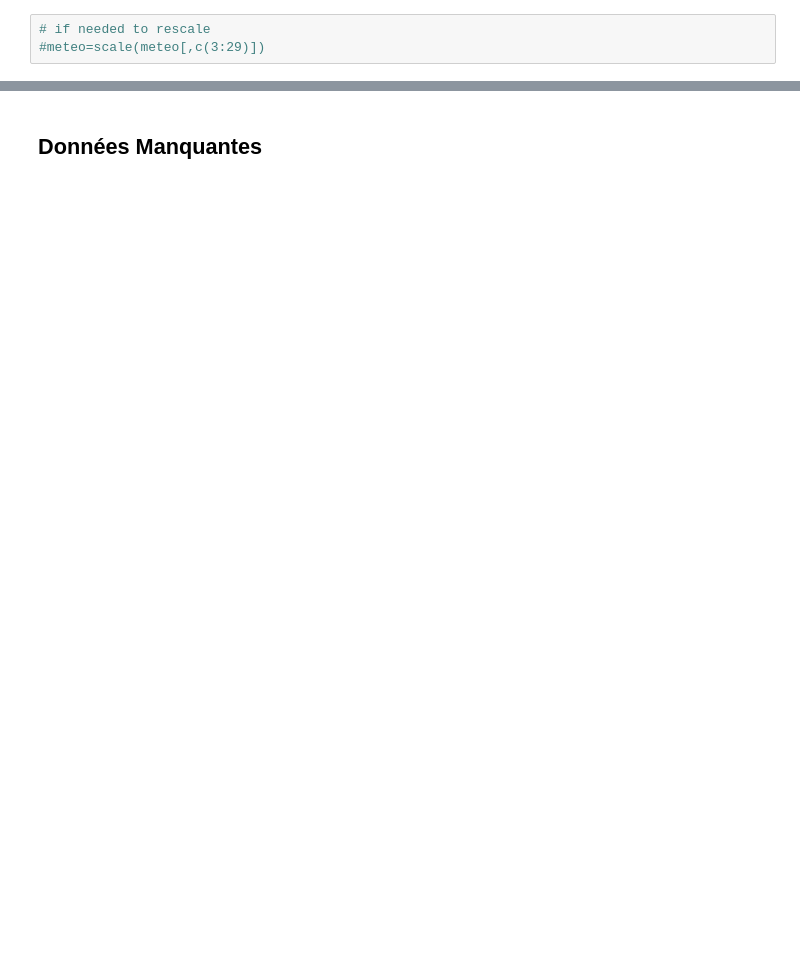
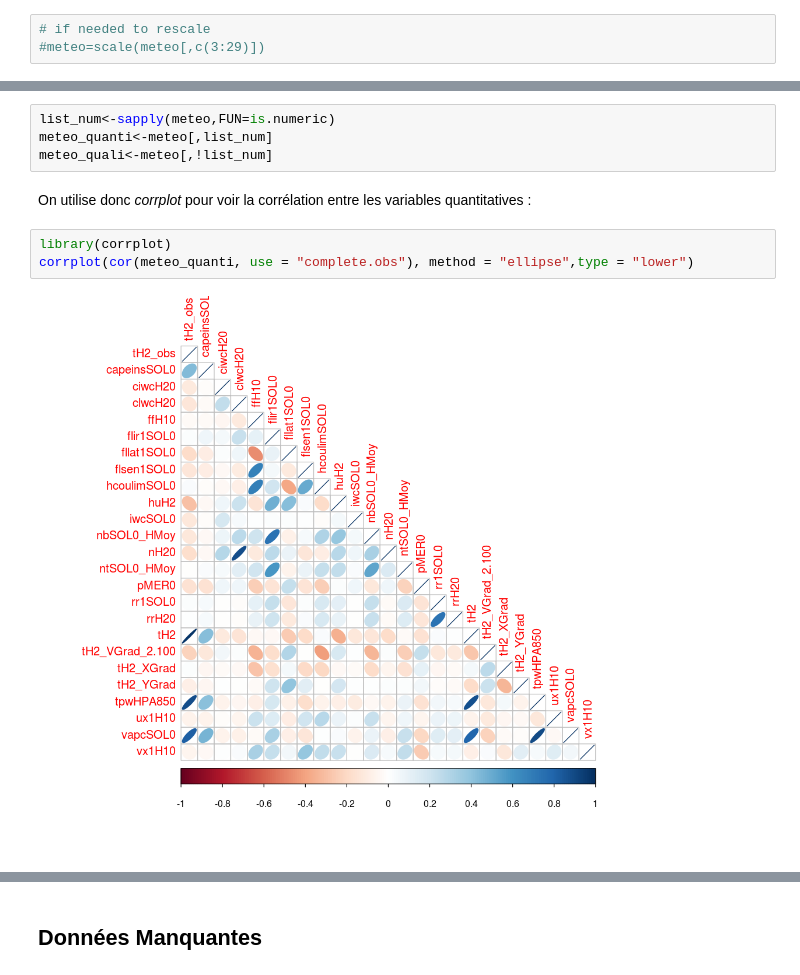
Before and after one commit to CangelosiQ/Defi, a Jupyter notebook: Data_Analysis_R.ipynb, the cells around one changed output, grey strips where cells are left out. Drawn from its saved outputs; the diff is of its cells as text; blank space fills up the shorter version.

```diff
--- a/Data_Analysis_R.ipynb
+++ b/Data_Analysis_R.ipynb
@@ -156,0 +185,11 @@ hist(log(meteo[,'iwcSOL0']))
+# %%
+list_num<-sapply(meteo,FUN=is.numeric)
+meteo_quanti<-meteo[,list_num]
+meteo_quali<-meteo[,!list_num]
+# %% [markdown]
+On utilise donc *corrplot* pour voir la corrélation entre les variables quantitatives :
+# %%
+library(corrplot)
+corrplot(cor(meteo_quanti, use = "complete.obs"), method = "ellipse",type = "lower")
+# %% [output]
+[figure, added]
```
Also changed, not shown: parts of 22 cells of this notebook.
